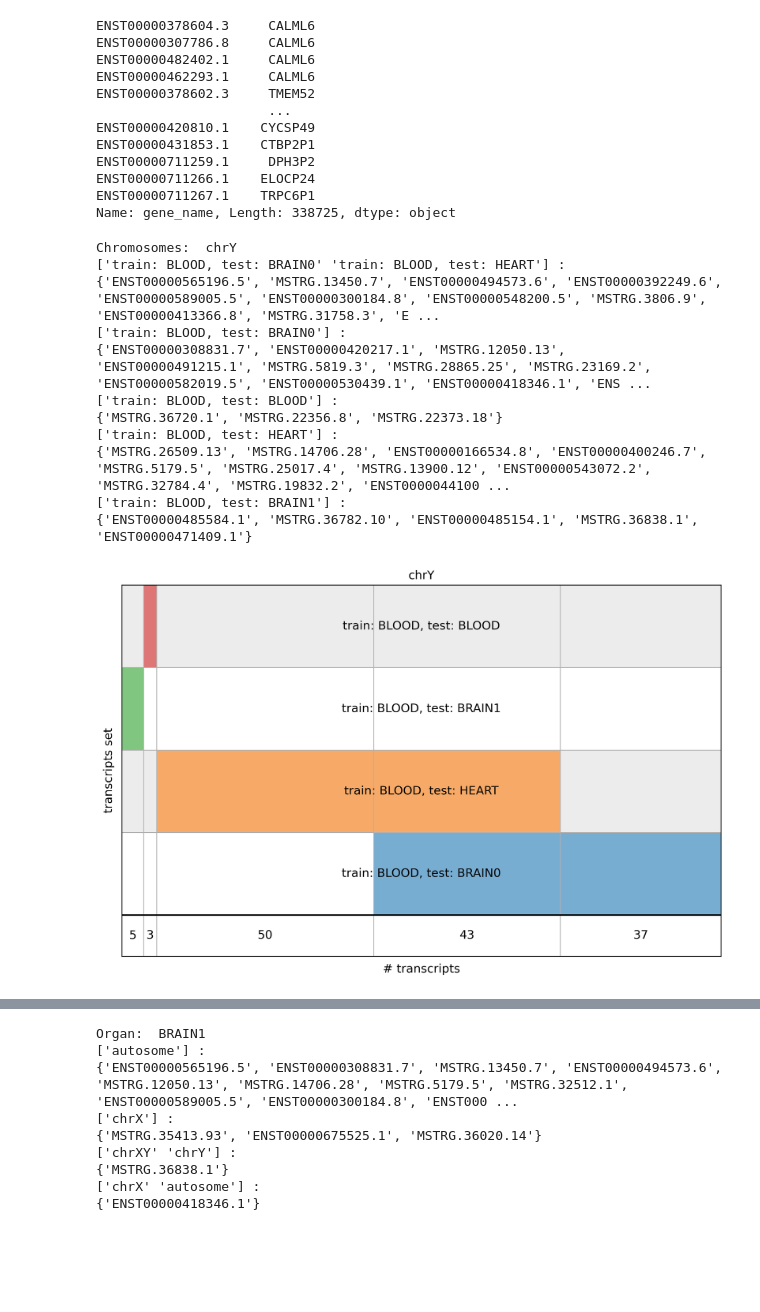
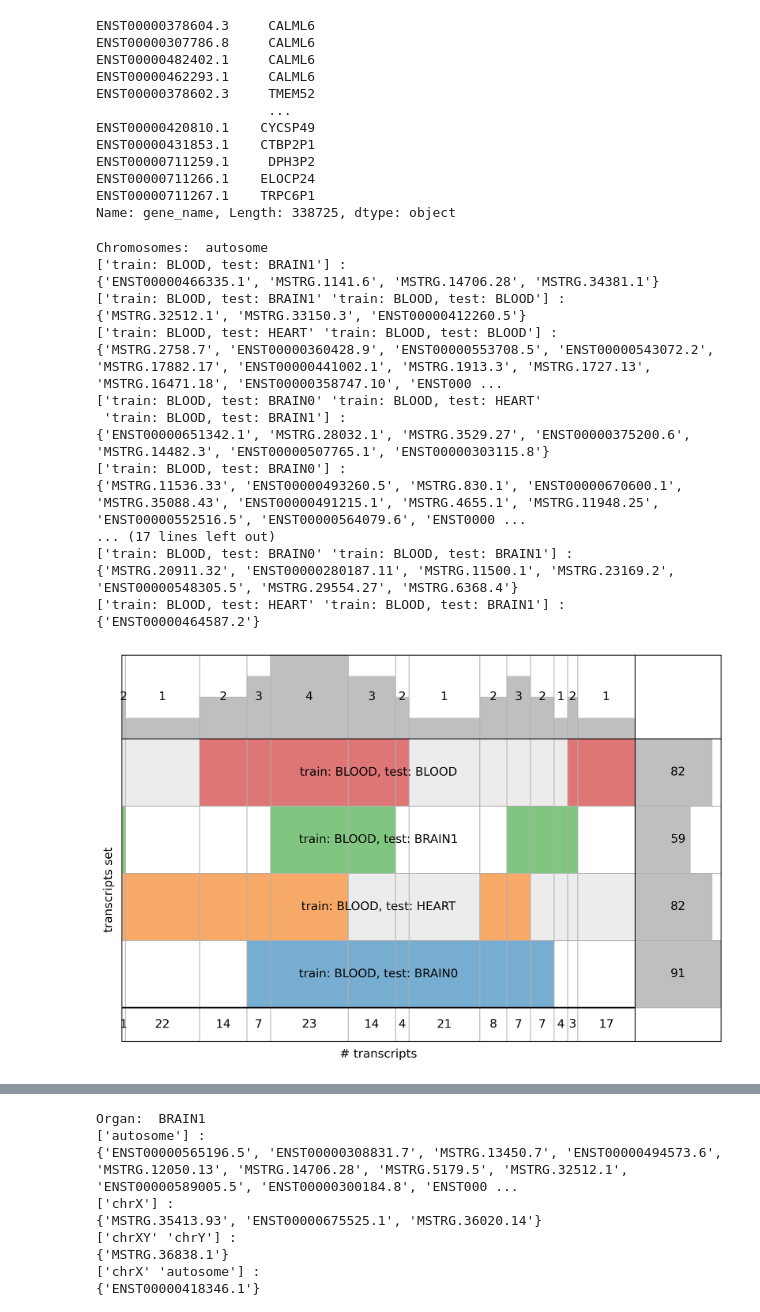
Before and after one commit to zodelheim/sea-infer-rna-seq, a Jupyter notebook: notebooks/FindBestTranscriptsIntersectionForSex.ipynb, the cells around one changed output, grey strips where cells are left out. Drawn from its saved outputs; the diff is of its cells as text; code cells hidden in the pictures; blank space fills up the shorter version.

```diff
--- a/notebooks/FindBestTranscriptsIntersectionForSex.ipynb
+++ b/notebooks/FindBestTranscriptsIntersectionForSex.ipynb
@@ -171,43 +171,56 @@ row_names = {
     "BRAIN0": "train: BLOOD, test: BRAIN0",
     "HEART": "train: BLOOD, test: HEART",
     "BRAIN1": "train: BLOOD, test: BRAIN1",
     "BLOOD": "train: BLOOD, test: BLOOD",
 }
 
-sex = ['chrXY', 'chrX', 'chrY', 'autosome'][2]
+sex = ['chrXY', 'chrX', 'chrY', 'autosome'][3]
 test_dict = {}
 for organ in ['BRAIN0', "HEART", "BRAIN1", 'BLOOD']:
     test_dict[row_names[organ]] = set(transcripts_dict[organ][sex].tolist())
 
 # UpSet(from_contents(test_dict), show_counts=True).plot()
 
 plt.figure(figsize=(9, 6), dpi=300)
 g = supervenn(list(test_dict.values()), list(test_dict.keys()),
         # sets_ordering="minimize gaps",
         chunks_ordering='minimize gaps',
-        side_plots=False
+        # side_plots=False
         )
 plt.title(sex)
 plt.tight_layout()
 g.axes['main'].set_xlabel('# transcripts')
 g.axes['main'].set_ylabel('transcripts set')
 
 
 print("Chromosomes: ", sex)
+
+membership = []
+memb_data = []
+
 for el in list(g.chunks.keys()):
     print(np.array(list(test_dict.keys()))[list(el)], ": ")
     print(g.chunks[el])
     # print(adata.var['gene_name'][list(g.chunks[el])])
+
+    membership.append((np.array(list(test_dict.keys()))[list(el)]).tolist())
+    memb_data.append(len(g.chunks[el]))
 # %% [output]
-Chromosomes:  chrY
-['train: BLOOD, test: BRAIN0' 'train: BLOOD, test: HEART'] :
-{'ENST00000565196.5', 'MSTRG.13450.7', 'ENST00000494573.6', 'ENST00000392249.6', 'ENST00000589005.5', 'ENST00000300184.8', 'ENST00000548200.5', 'MSTRG.3806.9', 'ENST00000413366.8', 'MSTRG.31758.3', 'E ...
+Chromosomes:  autosome
+['train: BLOOD, test: BRAIN1'] :
+{'ENST00000466335.1', 'MSTRG.1141.6', 'MSTRG.14706.28', 'MSTRG.34381.1'}
+['train: BLOOD, test: BRAIN1' 'train: BLOOD, test: BLOOD'] :
+{'MSTRG.32512.1', 'MSTRG.33150.3', 'ENST00000412260.5'}
+['train: BLOOD, test: HEART' 'train: BLOOD, test: BLOOD'] :
+{'MSTRG.2758.7', 'ENST00000360428.9', 'ENST00000553708.5', 'ENST00000543072.2', 'MSTRG.17882.17', 'ENST00000441002.1', 'MSTRG.1913.3', 'MSTRG.1727.13', 'MSTRG.16471.18', 'ENST00000358747.10', 'ENST000 ...
+['train: BLOOD, test: BRAIN0' 'train: BLOOD, test: HEART'
+ 'train: BLOOD, test: BRAIN1'] :
+{'ENST00000651342.1', 'MSTRG.28032.1', 'MSTRG.3529.27', 'ENST00000375200.6', 'MSTRG.14482.3', 'ENST00000507765.1', 'ENST00000303115.8'}
 ['train: BLOOD, test: BRAIN0'] :
-{'ENST00000308831.7', 'ENST00000420217.1', 'MSTRG.12050.13', 'ENST00000491215.1', 'MSTRG.5819.3', 'MSTRG.28865.25', 'MSTRG.23169.2', 'ENST00000582019.5', 'ENST00000530439.1', 'ENST00000418346.1', 'ENS ...
-['train: BLOOD, test: BLOOD'] :
-{'MSTRG.36720.1', 'MSTRG.22356.8', 'MSTRG.22373.18'}
-['train: BLOOD, test: HEART'] :
-{'MSTRG.26509.13', 'MSTRG.14706.28', 'ENST00000166534.8', 'ENST00000400246.7', 'MSTRG.5179.5', 'MSTRG.25017.4', 'MSTRG.13900.12', 'ENST00000543072.2', 'MSTRG.32784.4', 'MSTRG.19832.2', 'ENST0000044100 ...
-['train: BLOOD, test: BRAIN1'] :
-{'ENST00000485584.1', 'MSTRG.36782.10', 'ENST00000485154.1', 'MSTRG.36838.1', 'ENST00000471409.1'}
+{'MSTRG.11536.33', 'ENST00000493260.5', 'MSTRG.830.1', 'ENST00000670600.1', 'MSTRG.35088.43', 'ENST00000491215.1', 'MSTRG.4655.1', 'MSTRG.11948.25', 'ENST00000552516.5', 'ENST00000564079.6', 'ENST0000 ...
+... (17 lines left out)
+['train: BLOOD, test: BRAIN0' 'train: BLOOD, test: BRAIN1'] :
+{'MSTRG.20911.32', 'ENST00000280187.11', 'MSTRG.11500.1', 'MSTRG.23169.2', 'ENST00000548305.5', 'MSTRG.29554.27', 'MSTRG.6368.4'}
+['train: BLOOD, test: HEART' 'train: BLOOD, test: BRAIN1'] :
+{'ENST00000464587.2'}
-[figure, old version]
+[figure, new version]
```
Also changed, not shown: parts of 1 cell of this notebook, 4 other files.
